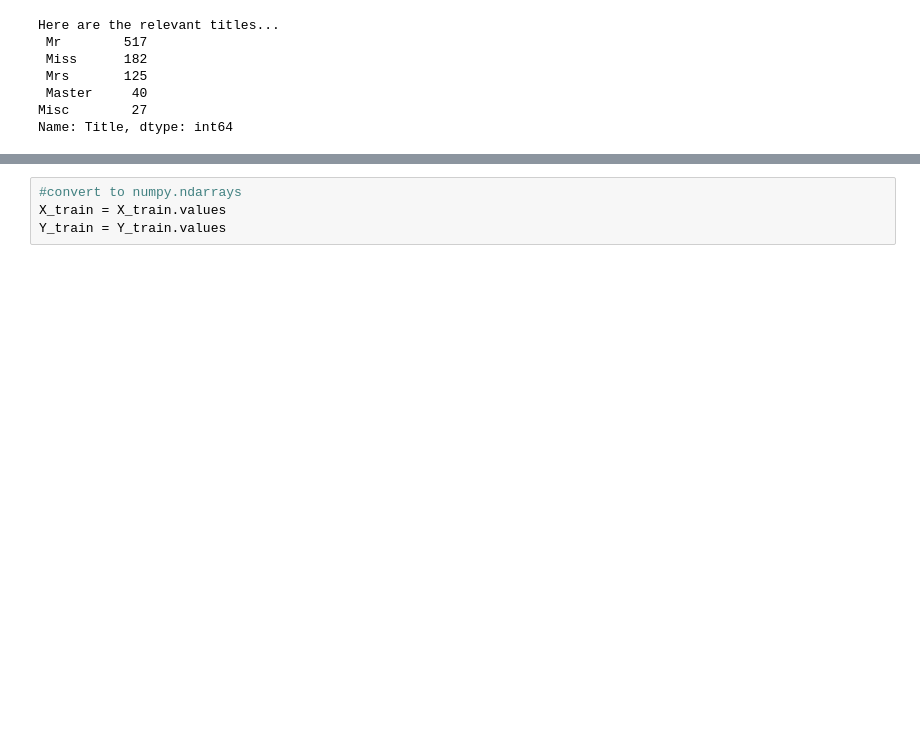
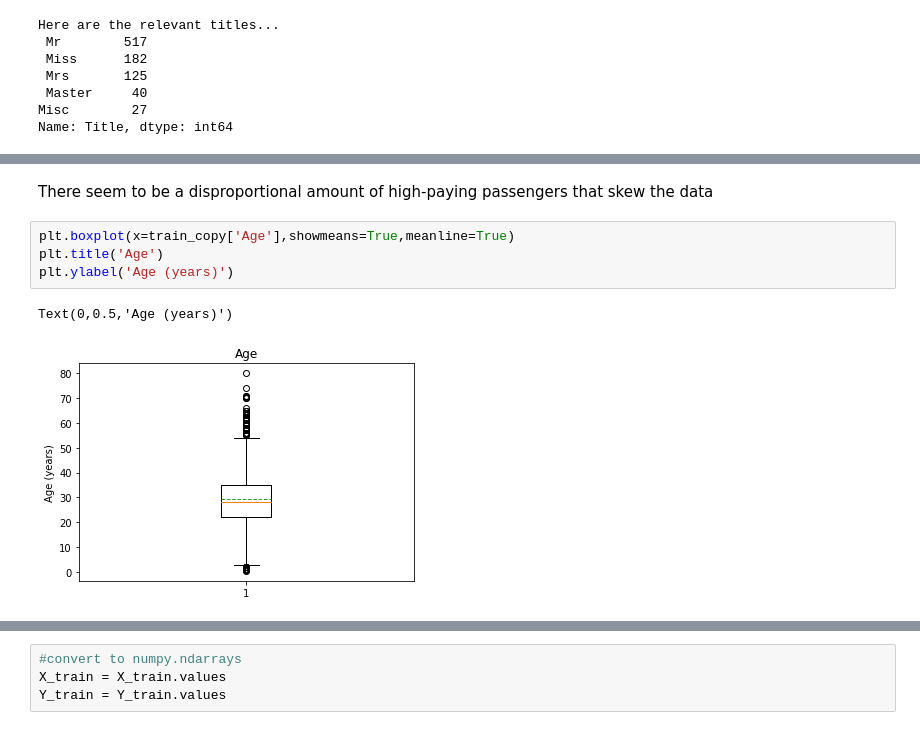
Before and after one commit to kho226/kaggle, a Jupyter notebook: titanic/titanic.ipynb, the cells around one changed output, grey strips where cells are left out. Saved outputs shown, nothing was run; the diff lists cells and outputs as text; blank space fills up the shorter version.

```diff
--- a/titanic/titanic.ipynb
+++ b/titanic/titanic.ipynb
@@ -363,0 +418,9 @@ X_train = train_copy.copy(deep = True)
+# %% [markdown]
+There seem to be a disproportional amount of high-paying passengers that skew the data
+# %%
+plt.boxplot(x=train_copy['Age'],showmeans=True,meanline=True)
+plt.title('Age')
+plt.ylabel('Age (years)')
+# %% [output]
+Text(0,0.5,'Age (years)')
+[figure, added]
```
Also changed, not shown: parts of 72 cells of this notebook.
